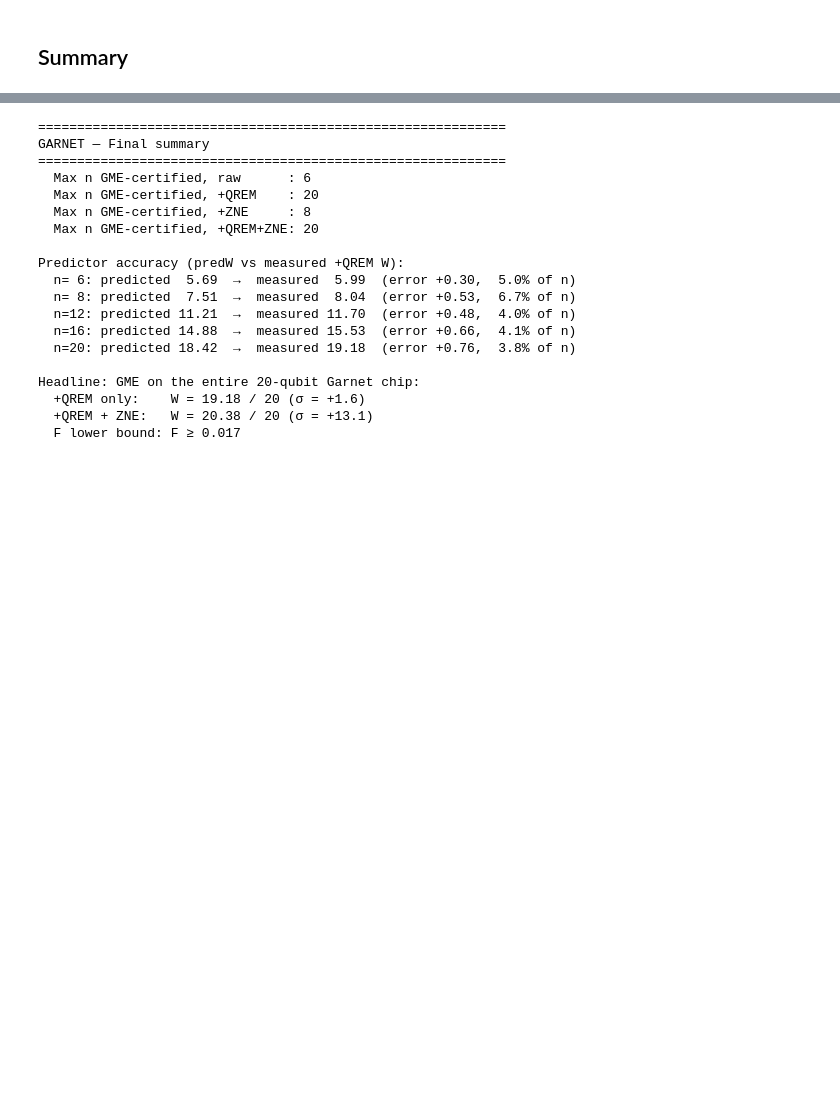
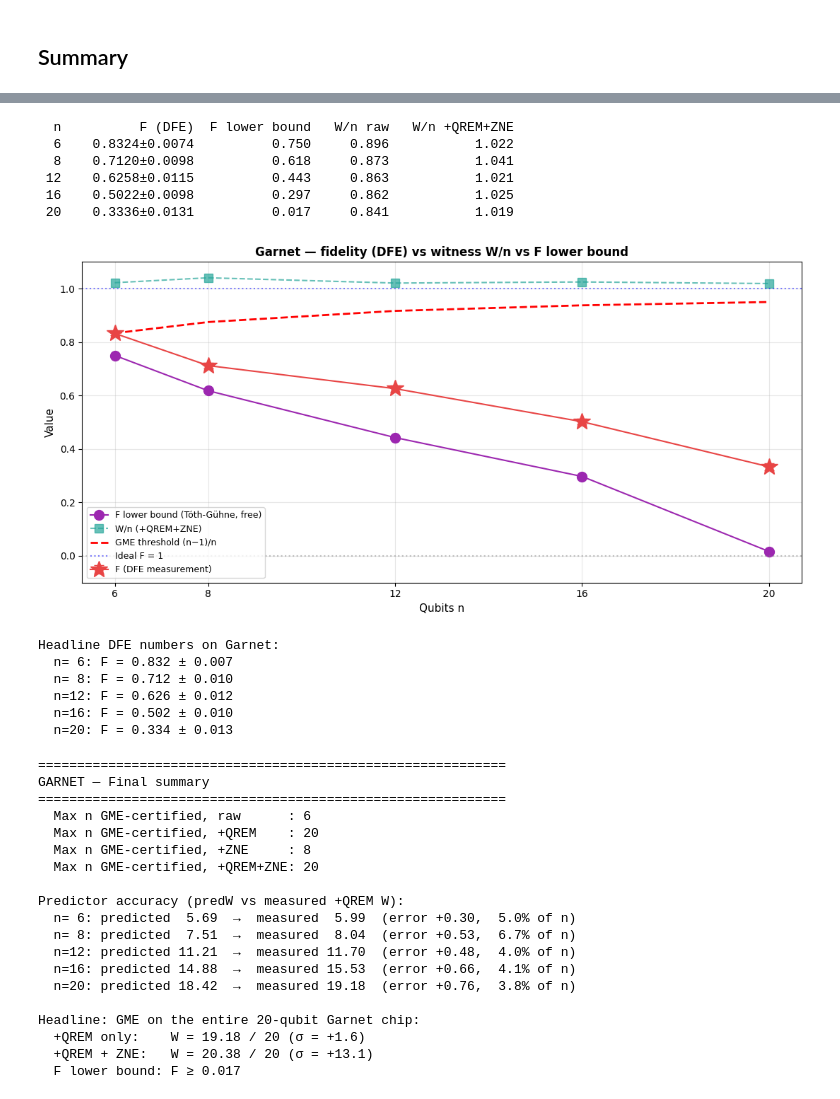
Before and after one commit to GrigoVyd/iqm_qte, a Jupyter notebook: experiments/07_garnet_showcase.ipynb, the cells around one changed output, grey strips where cells are left out. Saved outputs shown, nothing was run; the diff lists cells and outputs as text; code cells hidden in the pictures; blank space fills up the shorter version.

```diff
--- a/experiments/07_garnet_showcase.ipynb
+++ b/experiments/07_garnet_showcase.ipynb
@@ -377,3 +383,68 @@ else:
+# %%
+import json, os
+DFE_PATH = 'garnet_dfe_results.json'
+if not os.path.exists(DFE_PATH):
+    print(f'Run experiments/garnet_dfe_run.py first to populate {DFE_PATH}.')
+else:
+    with open(DFE_PATH) as f:
+        garnet_dfe = {d['n']: d for d in json.load(f)}
+
+    print(f'{"n":>3} {"F (DFE)":>16} {"F lower bound":>14} {"W/n raw":>9} {"W/n +QREM+ZNE":>15}')
+    for r in results:
+        n = r['n']
+        d = garnet_dfe.get(n, {})
+        f_dfe_str = (f'{d["F_estimate"]:.4f}±{d["F_std_err"]:.4f}'
+                     if d else '   —')
+        print(f'{n:>3} {f_dfe_str:>16} {r["F_lower_bound"]:>14.3f} '
+              f'{r["W_raw"]/n:>9.3f} {r["W_qz"]/n:>15.3f}')
+
+    # Plot DFE vs witness
+    ns_arr = sorted(garnet_dfe.keys())
+    F_dfe = [garnet_dfe[n]['F_estimate'] for n in ns_arr]
+    F_err = [garnet_dfe[n]['F_std_err']  for n in ns_arr]
+    F_lb  = [next(r for r in results if r['n']==n)['F_lower_bound']
+              for n in ns_arr]
+    W_n_qz = [next(r for r in results if r['n']==n)['W_qz']/n for n in ns_arr]
+
+    fig, ax = plt.subplots(figsize=(11, 5.5))
+    ax.errorbar(ns_arr, F_dfe, yerr=F_err, fmt='*-', color='#e84545',
+                 markersize=18, capsize=5, label='F (DFE measurement)')
+    ax.plot(ns_arr, F_lb, 'o-', color='#9c27b0', markersize=10,
+            label='F lower bound (Tóth-Gühne, free)')
+    ax.plot(ns_arr, W_n_qz, 's--', color='#26a69a', alpha=0.7, markersize=9,
+            label='W/n (+QREM+ZNE)')
+    ax.plot(ns_arr, [(n-1)/n for n in ns_arr], 'r--', linewidth=2,
+            label='GME threshold (n−1)/n')
+    ax.axhline(0, color='gray', linestyle=':', alpha=0.5)
+    ax.axhline(1, color='blue', linestyle=':', alpha=0.5, label='Ideal F = 1')
+    ax.set_xlabel('Qubits n', fontsize=11)
+    ax.set_ylabel('Value', fontsize=11)
+    ax.set_title('Garnet — fidelity (DFE) vs witness W/n vs F lower bound',
+                 fontweight='bold')
+    ax.set_xticks(ns_arr); ax.set_ylim(-0.1, 1.1)
+    ax.legend(loc='lower left', fontsize=9); ax.grid(True, alpha=0.3)
+    plt.tight_layout()
+    plt.savefig('garnet_dfe.png', dpi=130, bbox_inches='tight')
+    plt.show()
+
+    print()
+    print('Headline DFE numbers on Garnet:')
+    for n in ns_arr:
+        print(f'  n={n:>2}: F = {garnet_dfe[n]["F_estimate"]:.3f} ± {garnet_dfe[n]["F_std_err"]:.3f}')
+# %% [output]
+  n          F (DFE)  F lower bound   W/n raw   W/n +QREM+ZNE
+  6    0.8324±0.0074          0.750     0.896           1.022
+  8    0.7120±0.0098          0.618     0.873           1.041
+ 12    0.6258±0.0115          0.443     0.863           1.021
+ 16    0.5022±0.0098          0.297     0.862           1.025
+ 20    0.3336±0.0131          0.017     0.841           1.019
+[figure, added]
+Headline DFE numbers on Garnet:
+  n= 6: F = 0.832 ± 0.007
+  n= 8: F = 0.712 ± 0.010
+  n=12: F = 0.626 ± 0.012
+  n=16: F = 0.502 ± 0.010
+  n=20: F = 0.334 ± 0.013
 # %%
 print('=' * 60)
 print('GARNET — Final summary')
```
Also changed, not shown: parts of 1 cell of this notebook, 2 other files.
